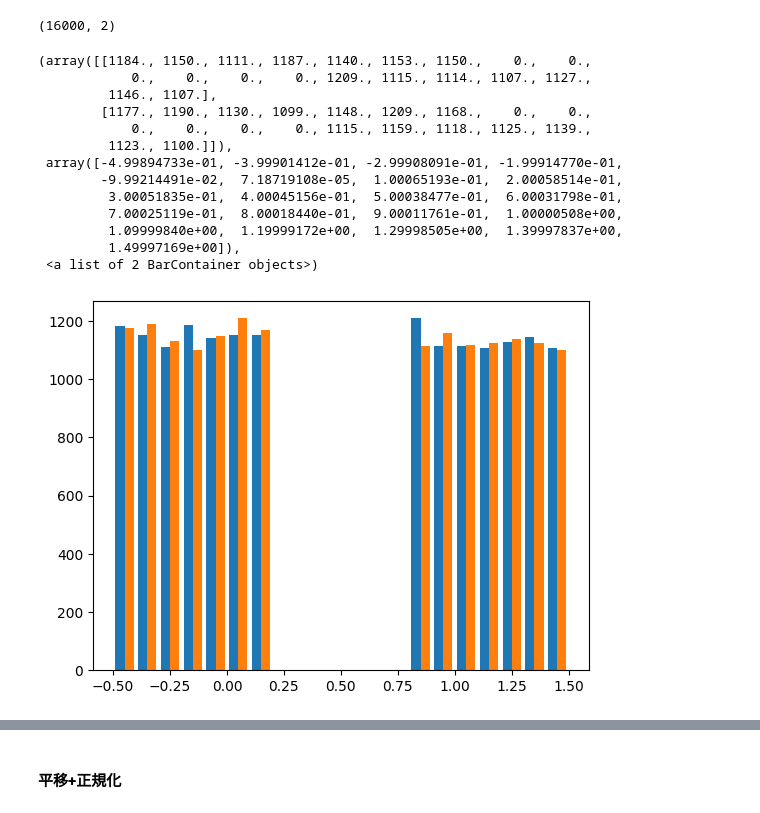
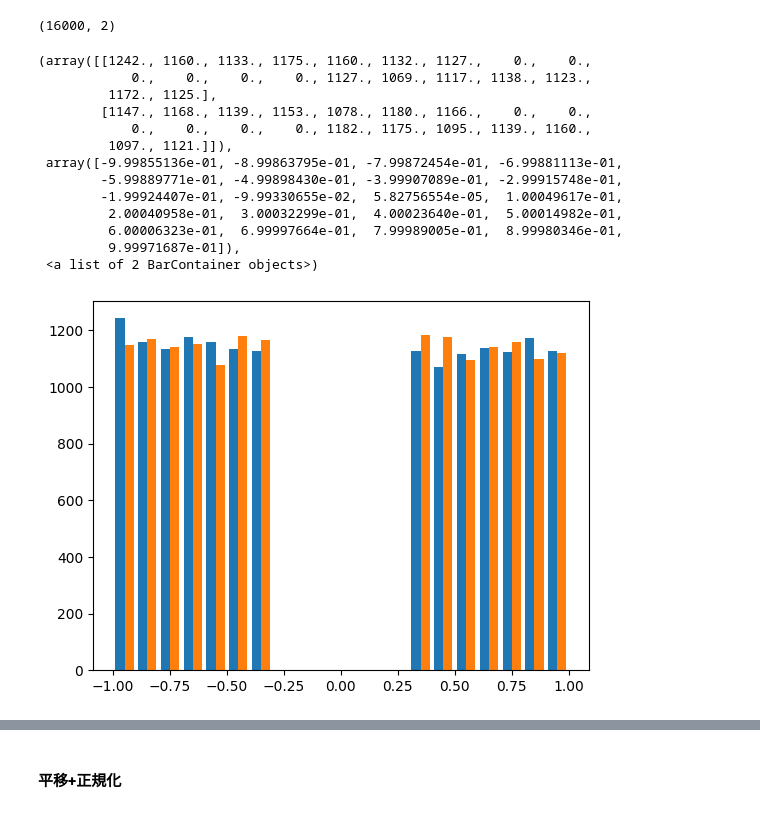
Before and after one commit to SinSuan/data_science, a Jupyter notebook: part3_train.ipynb, the cells around one changed output, grey strips where cells are left out. Drawn from its saved outputs; the diff is of its cells as text; code cells hidden in the pictures.

```diff
--- a/part3_train.ipynb
+++ b/part3_train.ipynb
@@ -32,22 +32,22 @@ X_train.shape
 # %% [output]
 (16000, 2)
 # %%
-plt.hist(X_train, bins=20)
+plt.hist(X_train - 0.5, bins=20)
 # %% [output]
-(array([[1184., 1150., 1111., 1187., 1140., 1153., 1150.,    0.,    0.,
-            0.,    0.,    0.,    0., 1209., 1115., 1114., 1107., 1127.,
-         1146., 1107.],
-        [1177., 1190., 1130., 1099., 1148., 1209., 1168.,    0.,    0.,
-            0.,    0.,    0.,    0., 1115., 1159., 1118., 1125., 1139.,
-         1123., 1100.]]),
- array([-4.99894733e-01, -3.99901412e-01, -2.99908091e-01, -1.99914770e-01,
-        -9.99214491e-02,  7.18719108e-05,  1.00065193e-01,  2.00058514e-01,
-         3.00051835e-01,  4.00045156e-01,  5.00038477e-01,  6.00031798e-01,
-         7.00025119e-01,  8.00018440e-01,  9.00011761e-01,  1.00000508e+00,
-         1.09999840e+00,  1.19999172e+00,  1.29998505e+00,  1.39997837e+00,
-         1.49997169e+00]),
+(array([[1242., 1160., 1133., 1175., 1160., 1132., 1127.,    0.,    0.,
+            0.,    0.,    0.,    0., 1127., 1069., 1117., 1138., 1123.,
+         1172., 1125.],
+        [1147., 1168., 1139., 1153., 1078., 1180., 1166.,    0.,    0.,
+            0.,    0.,    0.,    0., 1182., 1175., 1095., 1139., 1160.,
+         1097., 1121.]]),
+ array([-9.99855136e-01, -8.99863795e-01, -7.99872454e-01, -6.99881113e-01,
+        -5.99889771e-01, -4.99898430e-01, -3.99907089e-01, -2.99915748e-01,
+        -1.99924407e-01, -9.99330655e-02,  5.82756554e-05,  1.00049617e-01,
+         2.00040958e-01,  3.00032299e-01,  4.00023640e-01,  5.00014982e-01,
+         6.00006323e-01,  6.99997664e-01,  7.99989005e-01,  8.99980346e-01,
+         9.99971687e-01]),
  <a list of 2 BarContainer objects>)
-[figure, old version]
+[figure, new version]
 # %%
 plt.hist(X_test, bins=20)
 # %% [output]
```
Also changed, not shown: parts of 7 cells of this notebook, 9 other files.
